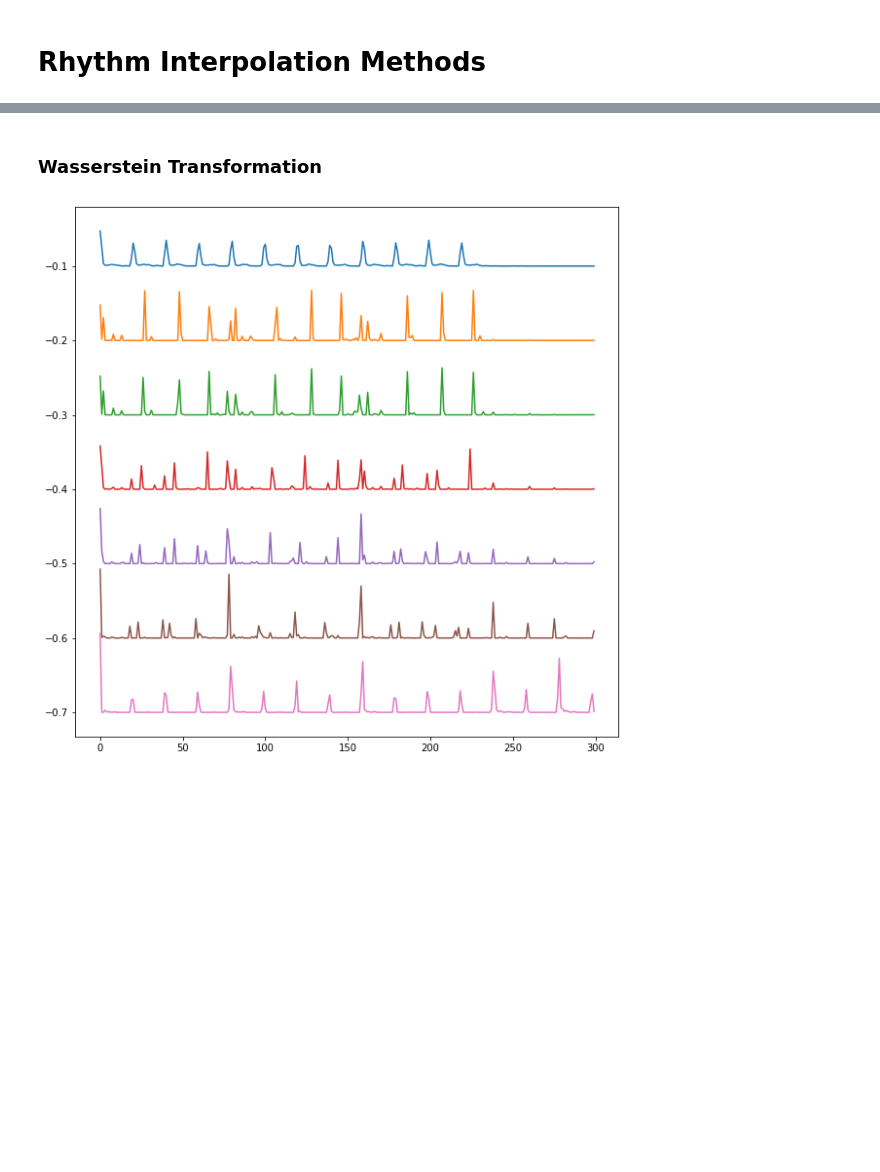
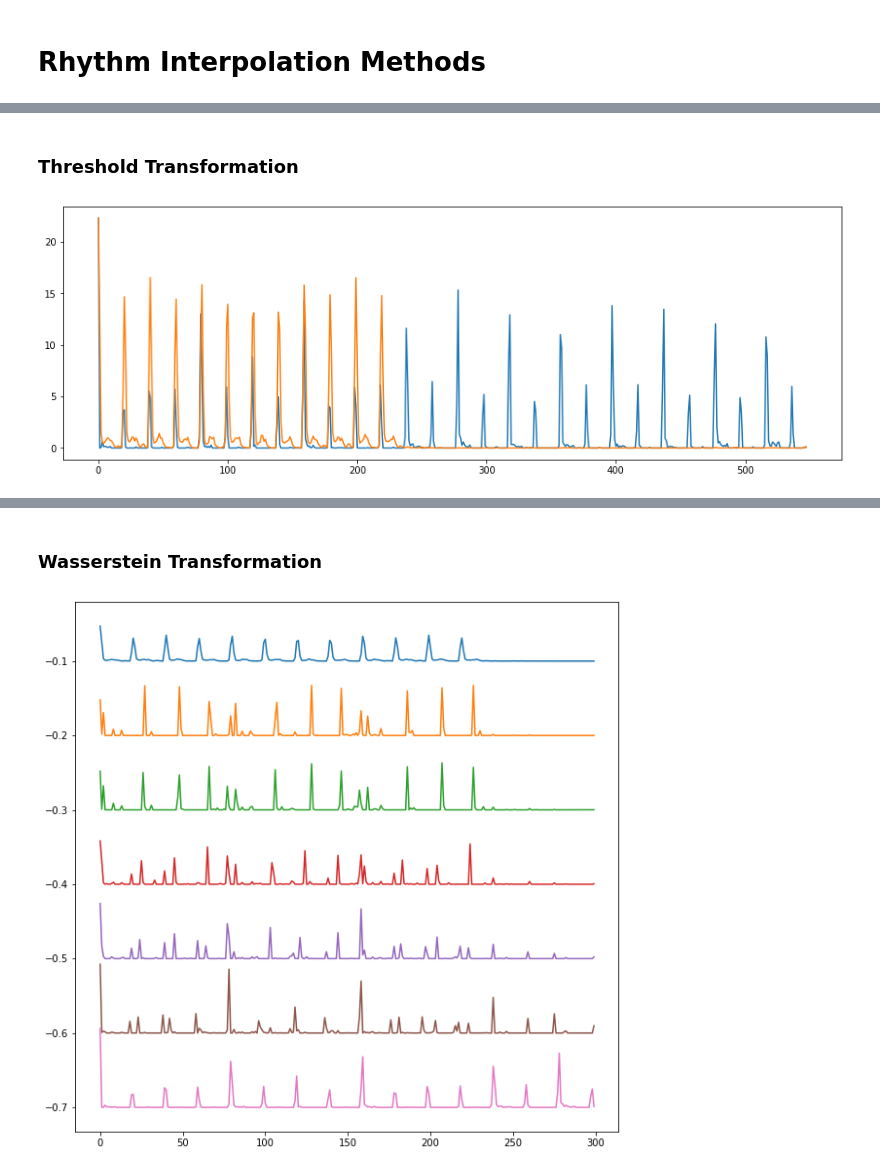
Before and after one commit to al165/style-bender-dev, a Jupyter notebook: 01 Rhythm Interpolation Methods.ipynb, the cells around one changed output, grey strips where cells are left out. Cells and saved outputs as stored; diff of their text form; code cells hidden in the pictures; blank space fills up the shorter version.

```diff
--- a/01 Rhythm Interpolation Methods.ipynb
+++ b/01 Rhythm Interpolation Methods.ipynb
@@ -20,3 +21,6 @@ sys.path.append('./COMMON_UTILS/')
 from wasserstein_transformations import SmoothTransform
 # %%
 warnings.simplefilter("ignore")
+plt.rcParams['figure.figsize'] = (15, 5)
+# %% [markdown]
+### Threshold Transformation
@@ -22,0 +29,5 @@ warnings.simplefilter("ignore")
+# %%
+plt.plot(src[0, :])
+plt.plot(dst[0, :]);
+# %% [output]
+[figure, added]
```
Also changed, not shown: parts of 26 cells of this notebook, 12 other files.
